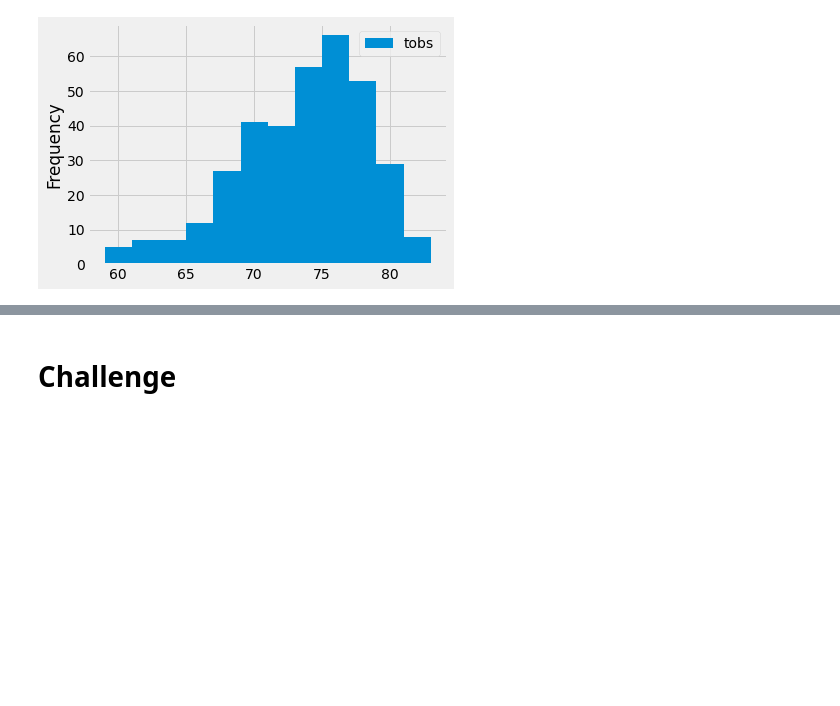
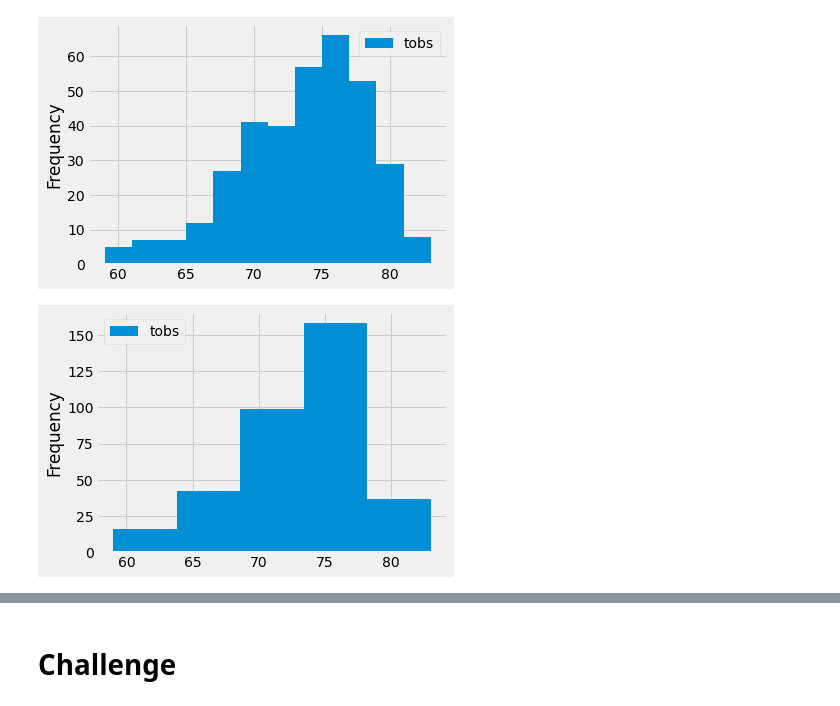
Before and after one commit to rdebru/Surfs_Up, a Jupyter notebook: climate_analysis.ipynb, the cells around one changed output, grey strips where cells are left out. Cells and saved outputs as stored; diff of their text form; code cells hidden in the pictures; blank space fills up the shorter version.

```diff
--- a/climate_analysis.ipynb
+++ b/climate_analysis.ipynb
@@ -233,3 +233,7 @@ plt.tight_layout()
 [figure]
 # %%
 # Drill Adjust the number of bins in the plot to 5,
+df.plot.hist(bins=5)
+plt.tight_layout()
+# %% [output]
+[figure, added]
```
Also changed, not shown: parts of 1 cell of this notebook, 1 other file.
